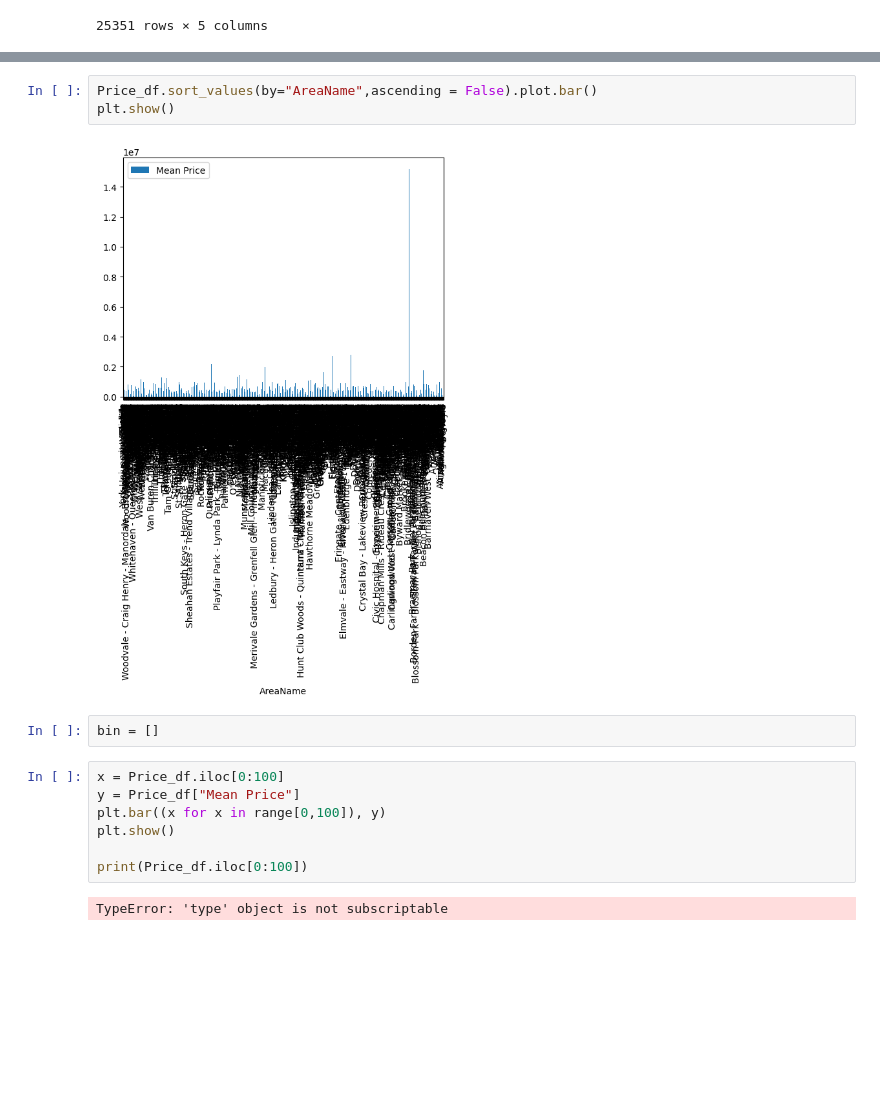
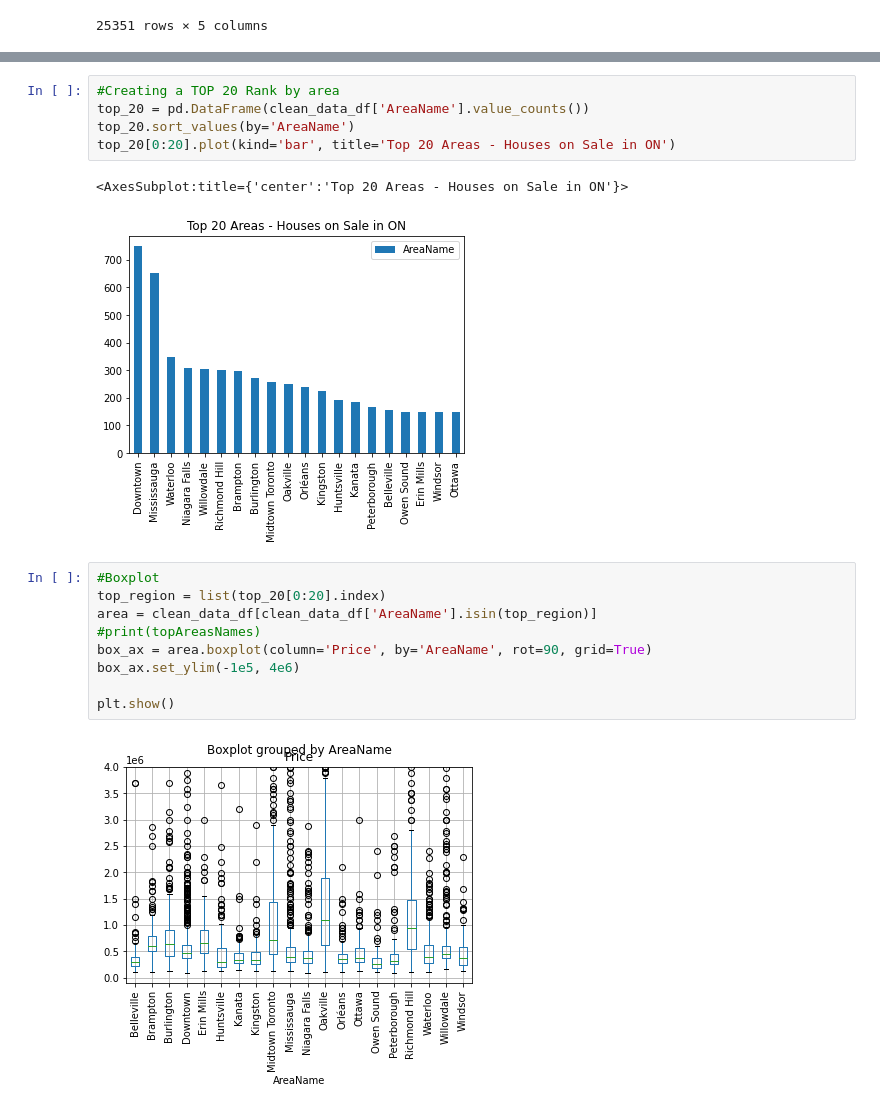
Before and after one commit to a-matos/Project_Housing_Market_ON, a Jupyter notebook: Code/housing_market.ipynb, the cells around one changed output, grey strips where cells are left out. Saved outputs shown, nothing was run; the diff lists cells and outputs as text; blank space fills up the shorter version.

```diff
--- a/Code/housing_market.ipynb
+++ b/Code/housing_market.ipynb
@@ -112,16 +157,19 @@ Price_df
-# %%
-Price_df.sort_values(by="AreaName",ascending = False).plot.bar()
-plt.show()
-# %% [output]
-[figure, removed]
-# %%
-bin = []
-# %%
-x = Price_df.iloc[0:100]
-y = Price_df["Mean Price"]
-plt.bar((x for x in range[0,100]), y)
-plt.show()
-
-print(Price_df.iloc[0:100])
-# %% [output]
-TypeError: 'type' object is not subscriptable
+# %%
+#Creating a TOP 20 Rank by area
+top_20 = pd.DataFrame(clean_data_df['AreaName'].value_counts())
+top_20.sort_values(by='AreaName')
+top_20[0:20].plot(kind='bar', title='Top 20 Areas - Houses on Sale in ON')
+# %% [output]
+<AxesSubplot:title={'center':'Top 20 Areas - Houses on Sale in ON'}>
+[figure, added]
+# %%
+#Boxplot
+top_region = list(top_20[0:20].index)
+area = clean_data_df[clean_data_df['AreaName'].isin(top_region)]
+#print(topAreasNames)
+box_ax = area.boxplot(column='Price', by='AreaName', rot=90, grid=True)
+box_ax.set_ylim(-1e5, 4e6)
+
+plt.show()
+# %% [output]
+[figure, added]
```
Also changed, not shown: parts of 10 cells of this notebook.
